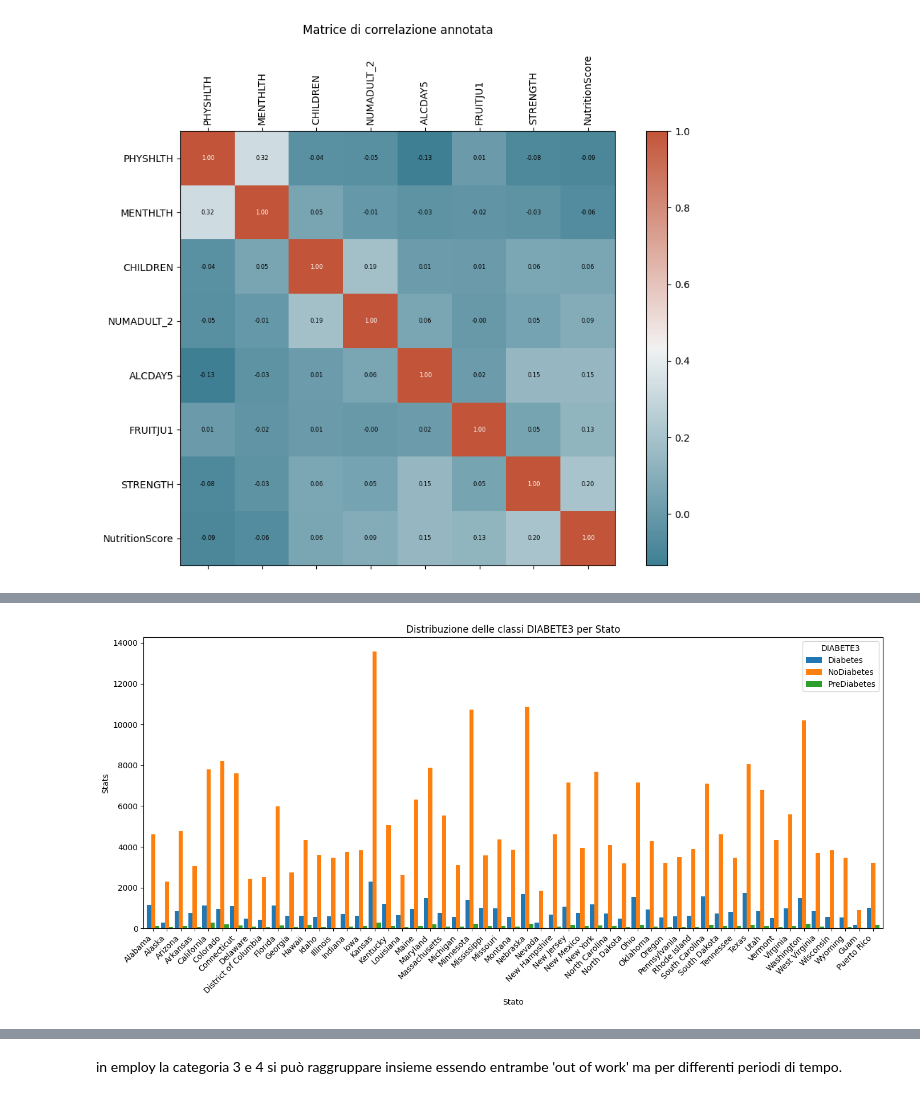
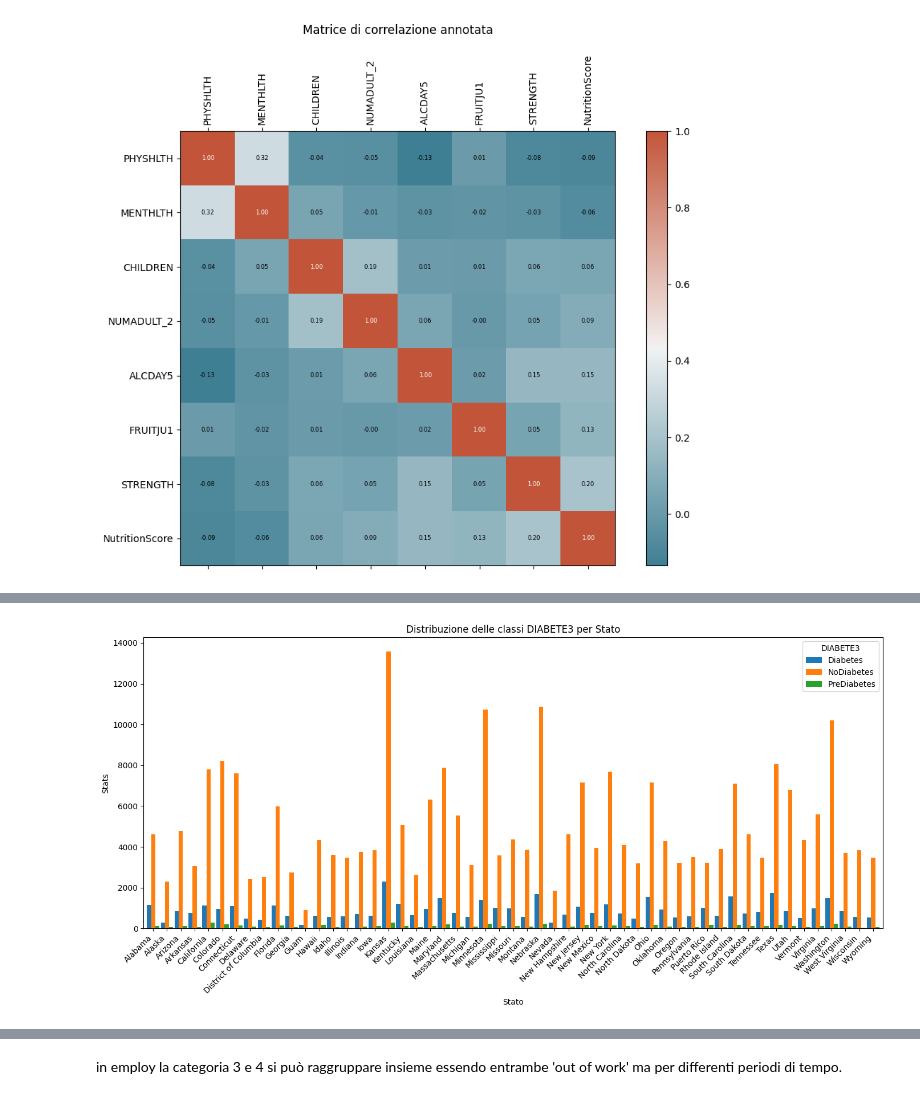
Before and after one commit to RossSacco/DmmlPJ, a Jupyter notebook: DataVisualization.ipynb, the cells around one changed output, grey strips where cells are left out. Saved outputs shown, nothing was run; the diff lists cells and outputs as text; code cells hidden in the pictures.

Commit message:
FUNZIONANTE

```diff
--- a/DataVisualization.ipynb
+++ b/DataVisualization.ipynb
@@ -260,3 +347,15 @@ plt.show()
+# %%
+#elimino la colonna bloodcho
+
+df.drop(columns=['BLOODCHO'], inplace=True)
+
+
+binary_cols = ['HLTHPLN1','MEDCOST','TOLDHI2','CVDINFR4',
+               'CVDCRHD4','CVDSTRK3','ASTHMA3','CHCSCNCR','CHCOCNCR',
+               'CHCCOPD1','HAVARTH3','ADDEPEV2','CHCKIDNY','VETERAN3',
+               'INTERNET','QLACTLM2','USEEQUIP','BLIND','DECIDE',
+               'DIFFWALK','DIFFDRES','DIFFALON','SMOKE100','EXERANY2','FLUSHOT6',
+               'PNEUVAC3', 'HIVTST6', 'PERSDOC2', 'BPHIGH4']
 # %%
 # 4) Heatmap annotata della correlazione
 corr = df[numeric_cols].corr()
@@ -381,35 +509,39 @@ plt.show()
 # %%
-import pandas as pd
-import matplotlib.pyplot as plt
+
+#questo grafico funziona se _STATE è di tipo category
 
 df_c = df.copy()
+df_c['_STATE'] = pd.to_numeric(df_c['_STATE'], errors='coerce')
+
 state_map = {
-    1: "Alabama", 2: "Alaska", 4: "Arizona", 5: "Arkansas", 6: "California",
-    8: "Colorado", 9: "Connecticut", 10: "Delaware", 11: "District of Columbia",
-    12: "Florida", 13: "Georgia", 15: "Hawaii", 16: "Idaho", 17: "Illinois",
-    18: "Indiana", 19: "Iowa", 20: "Kansas", 21: "Kentucky", 22: "Louisiana",
-    23: "Maine", 24: "Maryland", 25: "Massachusetts", 26: "Michigan",
-    27: "Minnesota", 28: "Mississippi", 29: "Missouri", 30: "Montana",
-    31: "Nebraska", 32: "Nevada", 33: "New Hampshire", 34: "New Jersey",
-    35: "New Mexico", 36: "New York", 37: "North Carolina", 38: "North Dakota",
-    39: "Ohio", 40: "Oklahoma", 41: "Oregon", 42: "Pennsylvania",
-    44: "Rhode Island", 45: "South Carolina", 46: "South Dakota",
-    47: "Tennessee", 48: "Texas", 49: "Utah", 50: "Vermont", 51: "Virginia",
-    53: "Washington", 54: "West Virginia", 55: "Wisconsin", 56: "Wyoming",
-    66: "Guam", 72: "Puerto Rico"
+    1.0: "Alabama", 2.0: "Alaska", 4.0: "Arizona", 5.0: "Arkansas", 6.0: "California",
+    8.0: "Colorado", 9.0: "Connecticut", 10.0: "Delaware", 11.0: "District of Columbia",
+    12.0: "Florida", 13.0: "Georgia", 15.0: "Hawaii", 16.0: "Idaho", 17.0: "Illinois",
+    18.0: "Indiana", 19.0: "Iowa", 20.0: "Kansas", 21.0: "Kentucky", 22.0: "Louisiana",
+    23.0: "Maine", 24.0: "Maryland", 25.0: "Massachusetts", 26.0: "Michigan",
+    27.0: "Minnesota", 28.0: "Mississippi", 29.0: "Missouri", 30.0: "Montana",
+    31.0: "Nebraska", 32.0: "Nevada", 33.0: "New Hampshire", 34.0: "New Jersey",
+    35.0: "New Mexico", 36.0: "New York", 37.0: "North Carolina", 38.0: "North Dakota",
+    39.0: "Ohio", 40.0: "Oklahoma", 41.0: "Oregon", 42.0: "Pennsylvania",
+    44.0: "Rhode Island", 45.0: "South Carolina", 46.0: "South Dakota",
+    47.0: "Tennessee", 48.0: "Texas", 49.0: "Utah", 50.0: "Vermont", 51.0: "Virginia",
+    53.0: "Washington", 54.0: "West Virginia", 55.0: "Wisconsin", 56.0: "Wyoming",
+    66.0: "Guam", 72.0: "Puerto Rico"
 }
-df_c['_STATE'] = df['_STATE'].map(state_map)
+df_c['_STATE'] = df_c['_STATE'].map(state_map)
+
+# Rimuovi le righe con valori NaN in '_STATE' o 'DIABETE3'
 # Raggruppa e conta
 counts = df_c.groupby(['_STATE', 'DIABETE3']).size().unstack(fill_value=0)
 
 # Crea il bar chart raggruppato
 ax = counts.plot(kind='bar', figsize=(14, 7), width=0.9, stacked=False)
 ax.set_xlabel('Stato')
 ax.set_ylabel('Stats')
 ax.set_title('Distribuzione delle classi DIABETE3 per Stato')
 ax.legend(title='DIABETE3', loc='upper right')
 plt.xticks(rotation=45, ha='right')
 plt.tight_layout()
 plt.show()
 # %% [output]
-[figure, old version]
+[figure, new version]
```
Also changed, not shown: parts of 16 cells of this notebook, 3 other files.
